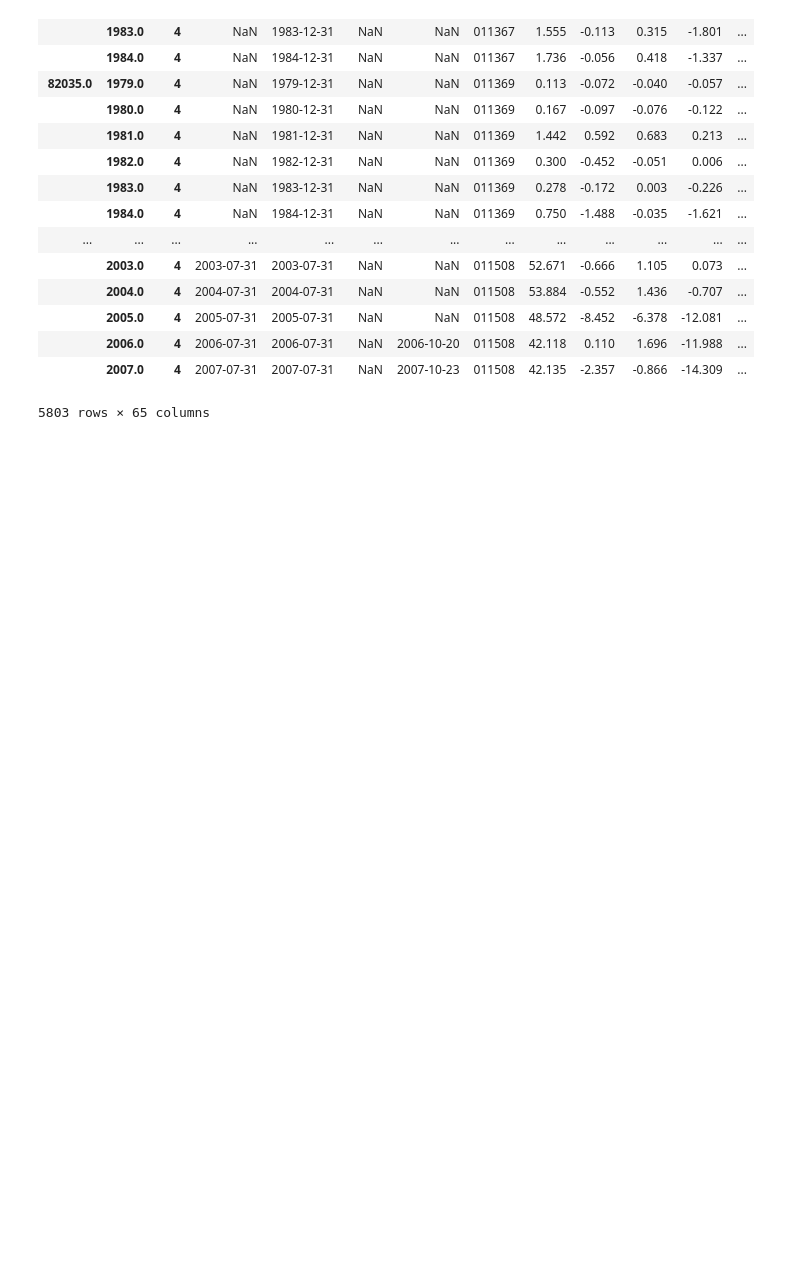
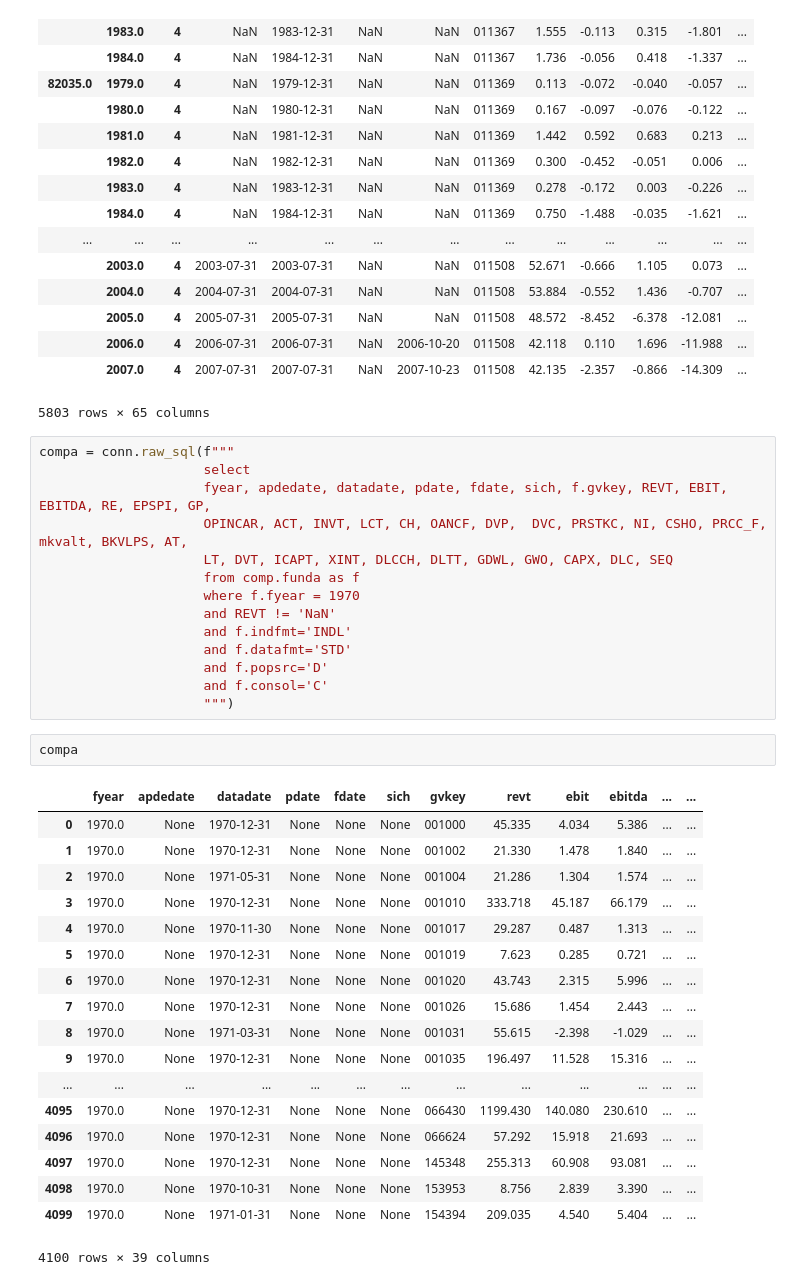
Before and after one commit to Alan-Yanlong-Guo/ml_val, a Jupyter notebook: runn.ipynb, the cells around one changed output. Saved outputs shown, nothing was run; the diff lists cells and outputs as text; blank space fills up the shorter version.

```diff
--- a/runn.ipynb
+++ b/runn.ipynb
@@ -100,3 +100,38 @@ content
 |  | 2006.0 | 4 | 2006-07-31 | 2006-07-31 | NaN | 2006-10-20 | 011508 | 42.118 | 0.110 | 1.696 | -11.988 | ... |
 |  | 2007.0 | 4 | 2007-07-31 | 2007-07-31 | NaN | 2007-10-23 | 011508 | 42.135 | -2.357 | -0.866 | -14.309 | ... |
 5803 rows × 65 columns
+# %%
+compa = conn.raw_sql(f"""
+                     select
+                     fyear, apdedate, datadate, pdate, fdate, sich, f.gvkey, REVT, EBIT, EBITDA, RE, EPSPI, GP,
+                     OPINCAR, ACT, INVT, LCT, CH, OANCF, DVP,  DVC, PRSTKC, NI, CSHO, PRCC_F, mkvalt, BKVLPS, AT,
+                     LT, DVT, ICAPT, XINT, DLCCH, DLTT, GDWL, GWO, CAPX, DLC, SEQ
+                     from comp.funda as f
+                     where f.fyear = 1970
+                     and REVT != 'NaN'
+                     and f.indfmt='INDL'
+                     and f.datafmt='STD'
+                     and f.popsrc='D'
+                     and f.consol='C'
+                     """)
+# %%
+compa
+# %% [output]
+|  | fyear | apdedate | datadate | pdate | fdate | sich | gvkey | revt | ebit | ebitda | ... | ... |
+| 0 | 1970.0 | None | 1970-12-31 | None | None | None | 001000 | 45.335 | 4.034 | 5.386 | ... | ... |
+| 1 | 1970.0 | None | 1970-12-31 | None | None | None | 001002 | 21.330 | 1.478 | 1.840 | ... | ... |
+| 2 | 1970.0 | None | 1971-05-31 | None | None | None | 001004 | 21.286 | 1.304 | 1.574 | ... | ... |
+| 3 | 1970.0 | None | 1970-12-31 | None | None | None | 001010 | 333.718 | 45.187 | 66.179 | ... | ... |
+| 4 | 1970.0 | None | 1970-11-30 | None | None | None | 001017 | 29.287 | 0.487 | 1.313 | ... | ... |
+| 5 | 1970.0 | None | 1970-12-31 | None | None | None | 001019 | 7.623 | 0.285 | 0.721 | ... | ... |
+| 6 | 1970.0 | None | 1970-12-31 | None | None | None | 001020 | 43.743 | 2.315 | 5.996 | ... | ... |
+| 7 | 1970.0 | None | 1970-12-31 | None | None | None | 001026 | 15.686 | 1.454 | 2.443 | ... | ... |
+| 8 | 1970.0 | None | 1971-03-31 | None | None | None | 001031 | 55.615 | -2.398 | -1.029 | ... | ... |
+| 9 | 1970.0 | None | 1970-12-31 | None | None | None | 001035 | 196.497 | 11.528 | 15.316 | ... | ... |
+| ... | ... | ... | ... | ... | ... | ... | ... | ... | ... | ... | ... | ... |
+| 4095 | 1970.0 | None | 1970-12-31 | None | None | None | 066430 | 1199.430 | 140.080 | 230.610 | ... | ... |
+| 4096 | 1970.0 | None | 1970-12-31 | None | None | None | 066624 | 57.292 | 15.918 | 21.693 | ... | ... |
+| 4097 | 1970.0 | None | 1970-12-31 | None | None | None | 145348 | 255.313 | 60.908 | 93.081 | ... | ... |
+| 4098 | 1970.0 | None | 1970-10-31 | None | None | None | 153953 | 8.756 | 2.839 | 3.390 | ... | ... |
+| 4099 | 1970.0 | None | 1971-01-31 | None | None | None | 154394 | 209.035 | 4.540 | 5.404 | ... | ... |
+4100 rows × 39 columns
```
Also changed, not shown: 1 other file.
